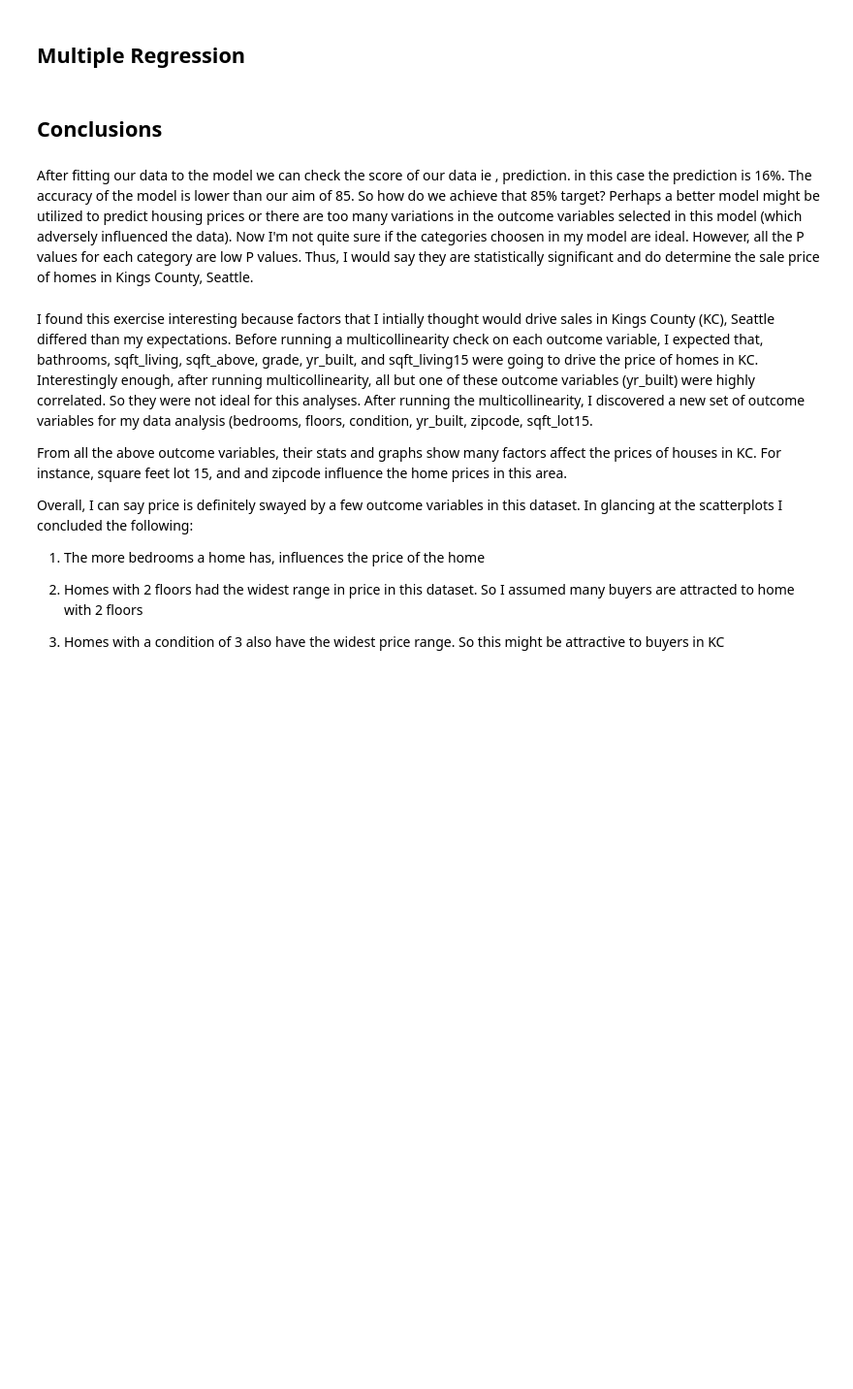
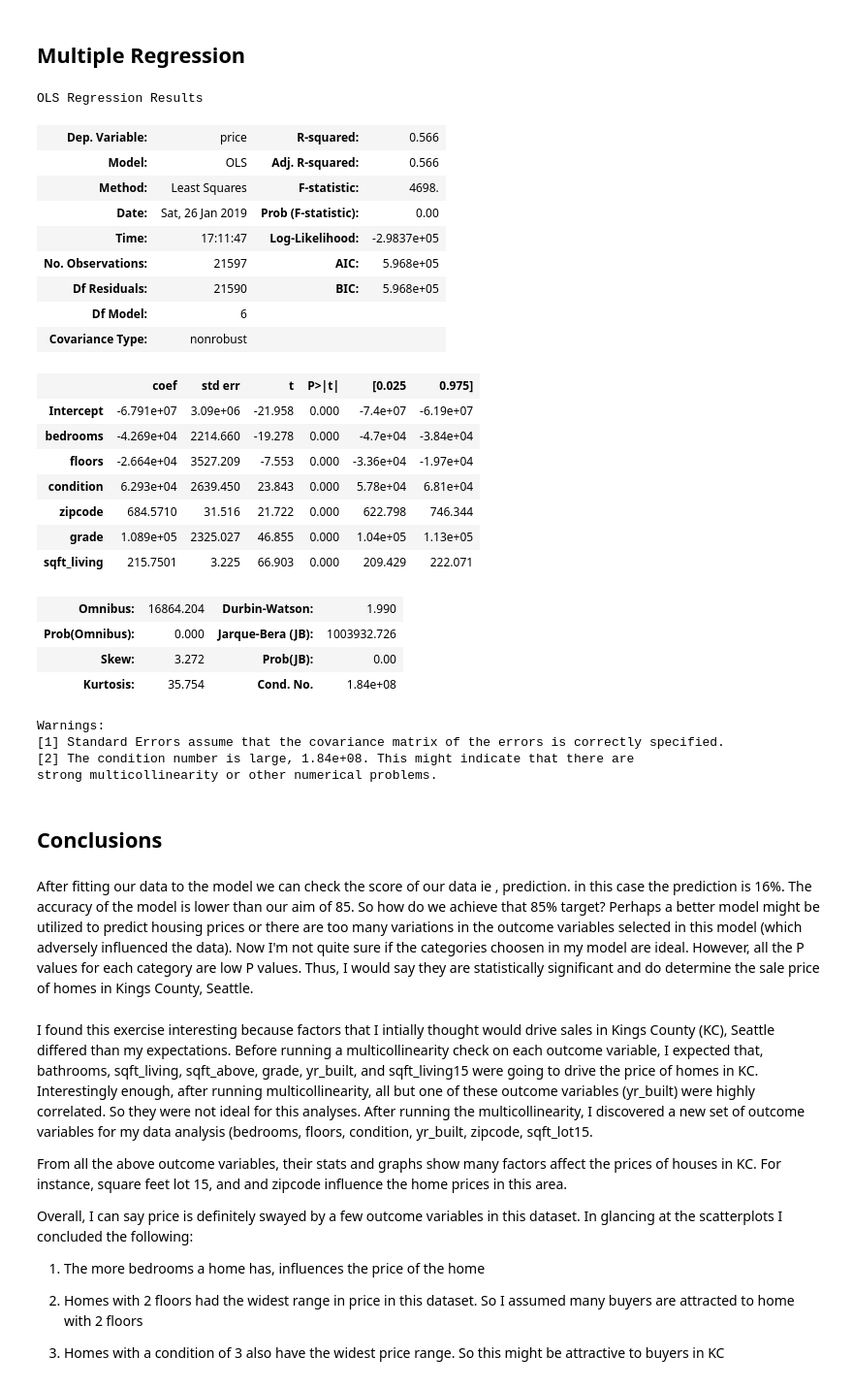
Before and after one commit to Sugaboo/dsc-1-final-project-online-ds-pt-112618, a Jupyter notebook: EDA Housing Prices in Kings County, Seattle Presentation .ipynb, the cells around one changed output. Shown at 97% size. Cells and saved outputs as stored; diff of their text form; code cells hidden in the pictures; blank space fills up the shorter version.

```diff
--- a/EDA Housing Prices in Kings County, Seattle Presentation .ipynb
+++ b/EDA Housing Prices in Kings County, Seattle Presentation .ipynb
@@ -853,8 +1134,35 @@ df.plot(x='sqft_lot15',
 import statsmodels.formula.api as smf
 # %%
 #GrLivArea: Above grade (ground) living area square feet
-model = 'price ~ bedrooms + floors + condition + yr_built +zipcode +sqft_lot15'
+model = 'price ~ bedrooms +floors + condition + zipcode +grade +sqft_living'
 smf.ols(formula=model, data=df).fit().summary()
+# %% [output]
+OLS Regression Results
+| Dep. Variable: | price | R-squared: | 0.566 |
+| Model: | OLS | Adj. R-squared: | 0.566 |
+| Method: | Least Squares | F-statistic: | 4698. |
+| Date: | Sat, 26 Jan 2019 | Prob (F-statistic): | 0.00 |
+| Time: | 17:11:47 | Log-Likelihood: | -2.9837e+05 |
+| No. Observations: | 21597 | AIC: | 5.968e+05 |
+| Df Residuals: | 21590 | BIC: | 5.968e+05 |
+| Df Model: | 6 |  |  |
+| Covariance Type: | nonrobust |  |  |
+|  | coef | std err | t | P>|t| | [0.025 | 0.975] |
+| Intercept | -6.791e+07 | 3.09e+06 | -21.958 | 0.000 | -7.4e+07 | -6.19e+07 |
+| bedrooms | -4.269e+04 | 2214.660 | -19.278 | 0.000 | -4.7e+04 | -3.84e+04 |
+| floors | -2.664e+04 | 3527.209 | -7.553 | 0.000 | -3.36e+04 | -1.97e+04 |
+| condition | 6.293e+04 | 2639.450 | 23.843 | 0.000 | 5.78e+04 | 6.81e+04 |
+| zipcode | 684.5710 | 31.516 | 21.722 | 0.000 | 622.798 | 746.344 |
+| grade | 1.089e+05 | 2325.027 | 46.855 | 0.000 | 1.04e+05 | 1.13e+05 |
+| sqft_living | 215.7501 | 3.225 | 66.903 | 0.000 | 209.429 | 222.071 |
+| Omnibus: | 16864.204 | Durbin-Watson: | 1.990 |
+| Prob(Omnibus): | 0.000 | Jarque-Bera (JB): | 1003932.726 |
+| Skew: | 3.272 | Prob(JB): | 0.00 |
+| Kurtosis: | 35.754 | Cond. No. | 1.84e+08 |
+Warnings:
+[1] Standard Errors assume that the covariance matrix of the errors is correctly specified.
+[2] The condition number is large, 1.84e+08. This might indicate that there are
+strong multicollinearity or other numerical problems.
 # %% [markdown]
 ## Conclusions
 # %% [markdown]
```
Also changed, not shown: parts of 43 cells of this notebook.
